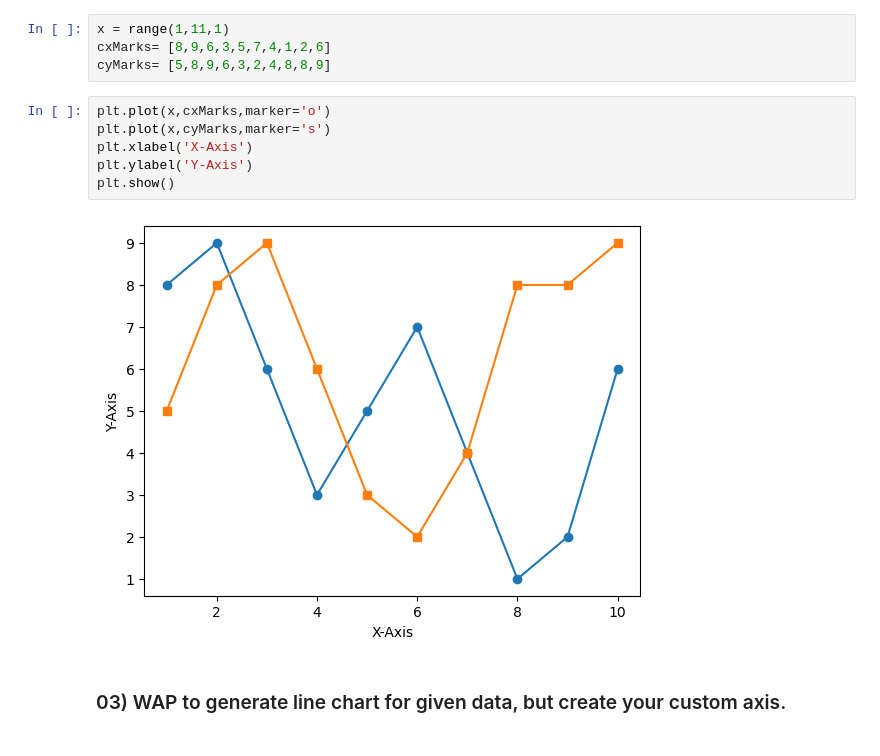
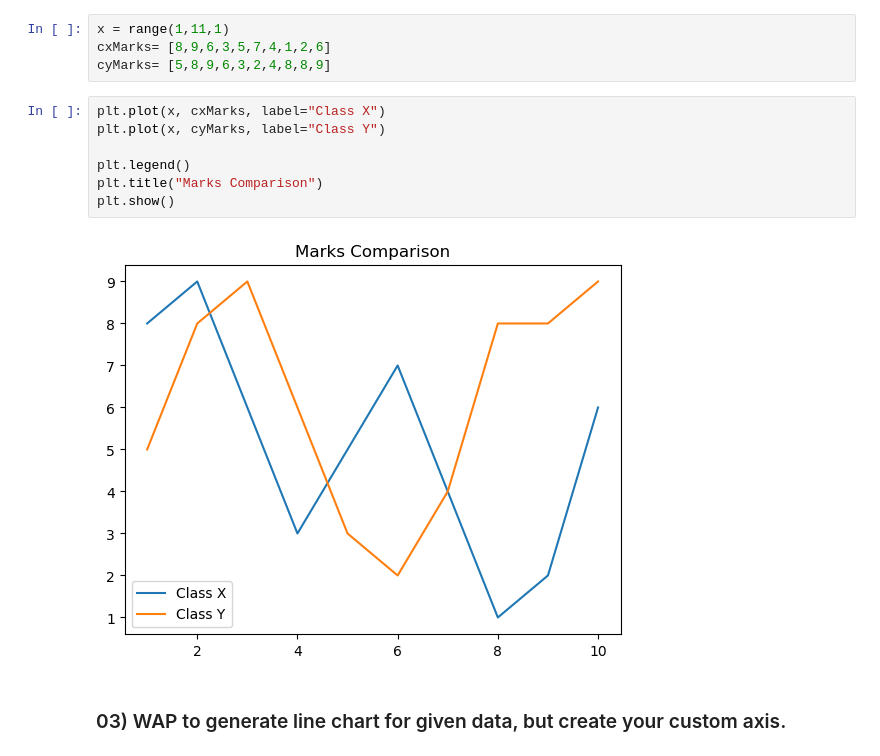
Before and after one commit to Dhruvkakkkad007/Python-Lab-Work, a Jupyter notebook: Python Programming - Lab - 14.ipynb, the cells around one changed output. Drawn from its saved outputs; the diff is of its cells as text.

```diff
--- a/Python Programming - Lab - 14.ipynb
+++ b/Python Programming - Lab - 14.ipynb
@@ -31,13 +30,14 @@ x = range(1,11,1)
 cxMarks= [8,9,6,3,5,7,4,1,2,6]
 cyMarks= [5,8,9,6,3,2,4,8,8,9]
 # %%
-plt.plot(x,cxMarks,marker='o')
-plt.plot(x,cyMarks,marker='s')
-plt.xlabel('X-Axis')
-plt.ylabel('Y-Axis')
+plt.plot(x, cxMarks, label="Class X")
+plt.plot(x, cyMarks, label="Class Y")
+
+plt.legend()
+plt.title("Marks Comparison")
 plt.show()
 # %% [output]
-[figure, old version]
+[figure, new version]
 # %% [markdown]
 ### 03) WAP to generate line chart for given data, but create your custom axis.
 # %%
```
Also changed, not shown: parts of 19 cells of this notebook, 20 other files.
